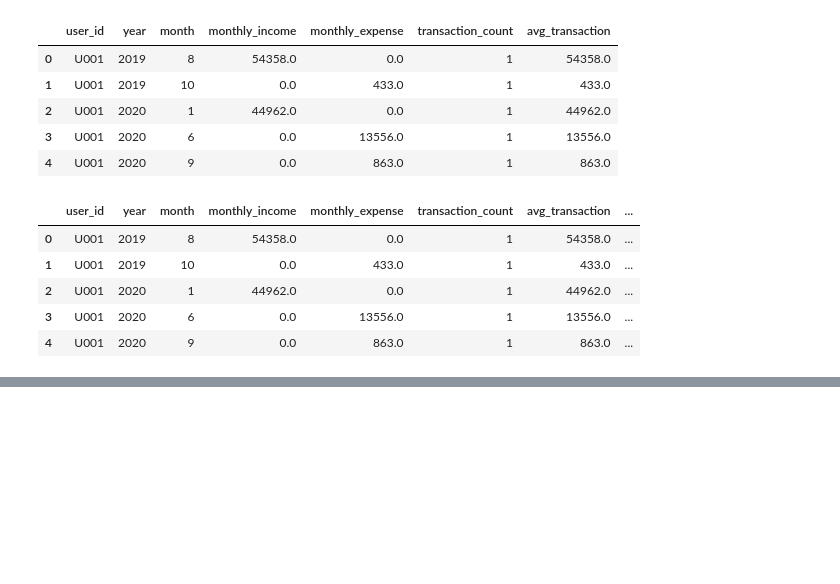
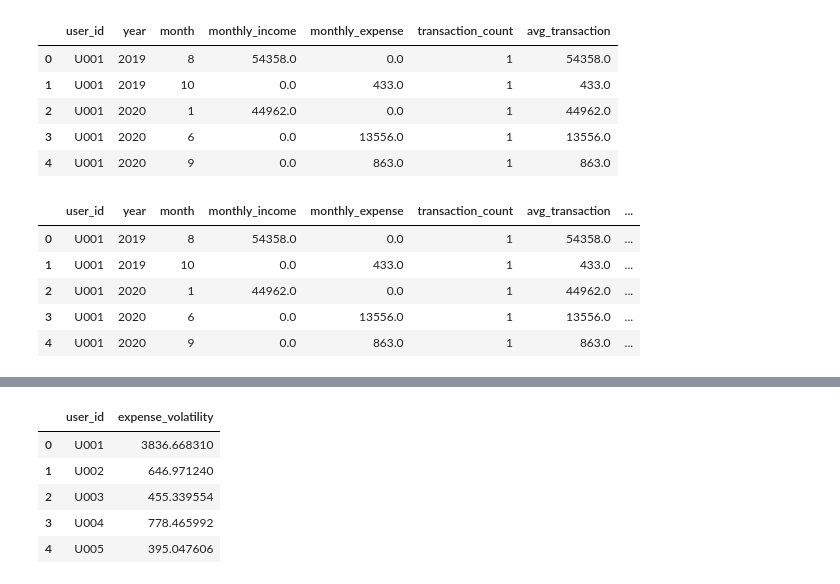
Before and after one commit to Shravanikale15/ai-financial-intelligence-system, a Jupyter notebook: notebooks/01_data_exploration.ipynb, the cells around one changed output, grey strips where cells are left out. Drawn from its saved outputs; the diff is of its cells as text; code cells hidden in the pictures; blank space fills up the shorter version.

```diff
--- a/notebooks/01_data_exploration.ipynb
+++ b/notebooks/01_data_exploration.ipynb
@@ -228,0 +253,13 @@ monthly_summary.to_csv(
+# %%
+expense_volatility = monthly_summary.groupby("user_id")["monthly_expense"].std().reset_index()
+
+expense_volatility.columns = ["user_id", "expense_volatility"]
+
+expense_volatility.head()
+# %% [output]
+|  | user_id | expense_volatility |
+| 0 | U001 | 3836.668310 |
+| 1 | U002 | 646.971240 |
+| 2 | U003 | 455.339554 |
+| 3 | U004 | 778.465992 |
+| 4 | U005 | 395.047606 |
```
Also changed, not shown: parts of 5 cells of this notebook.
